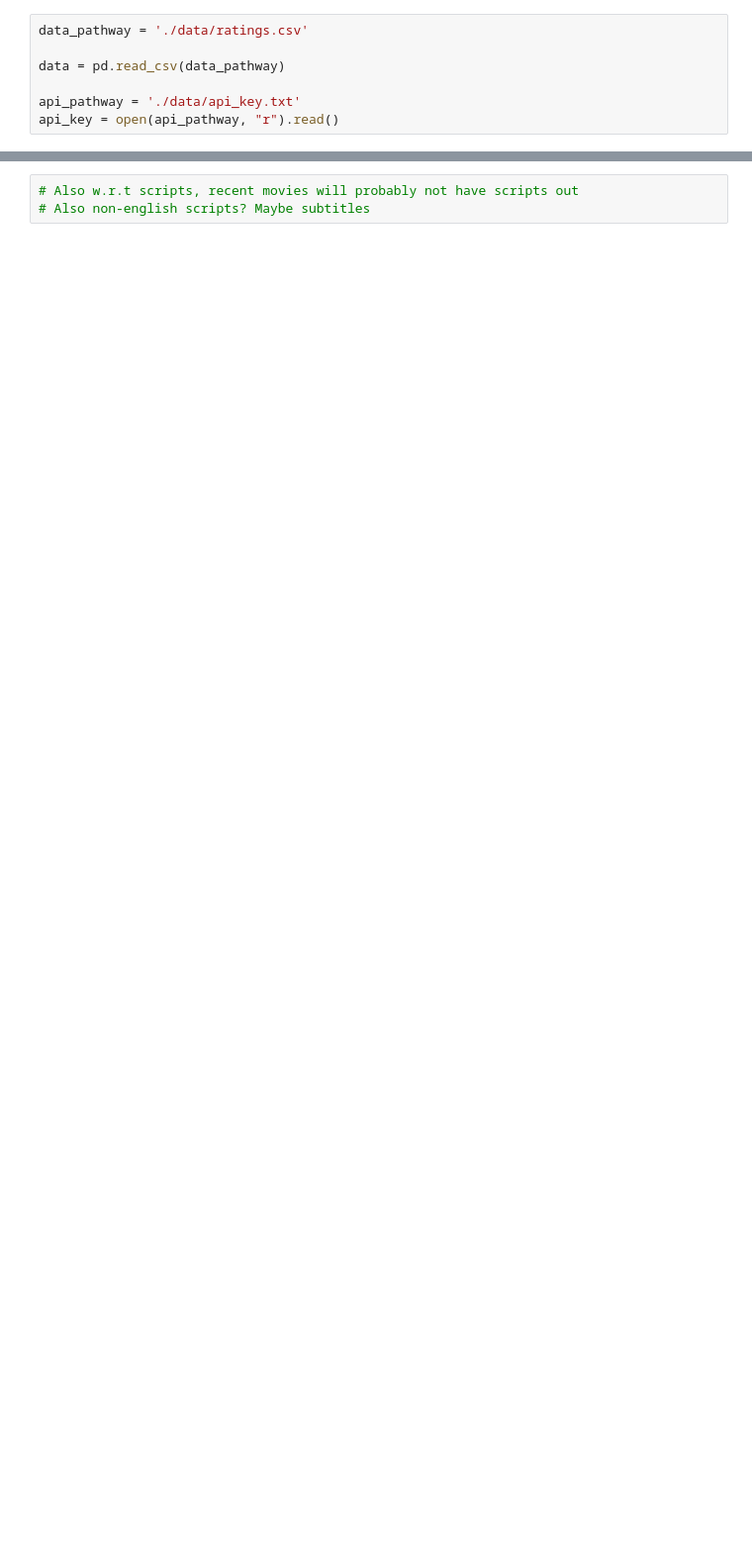
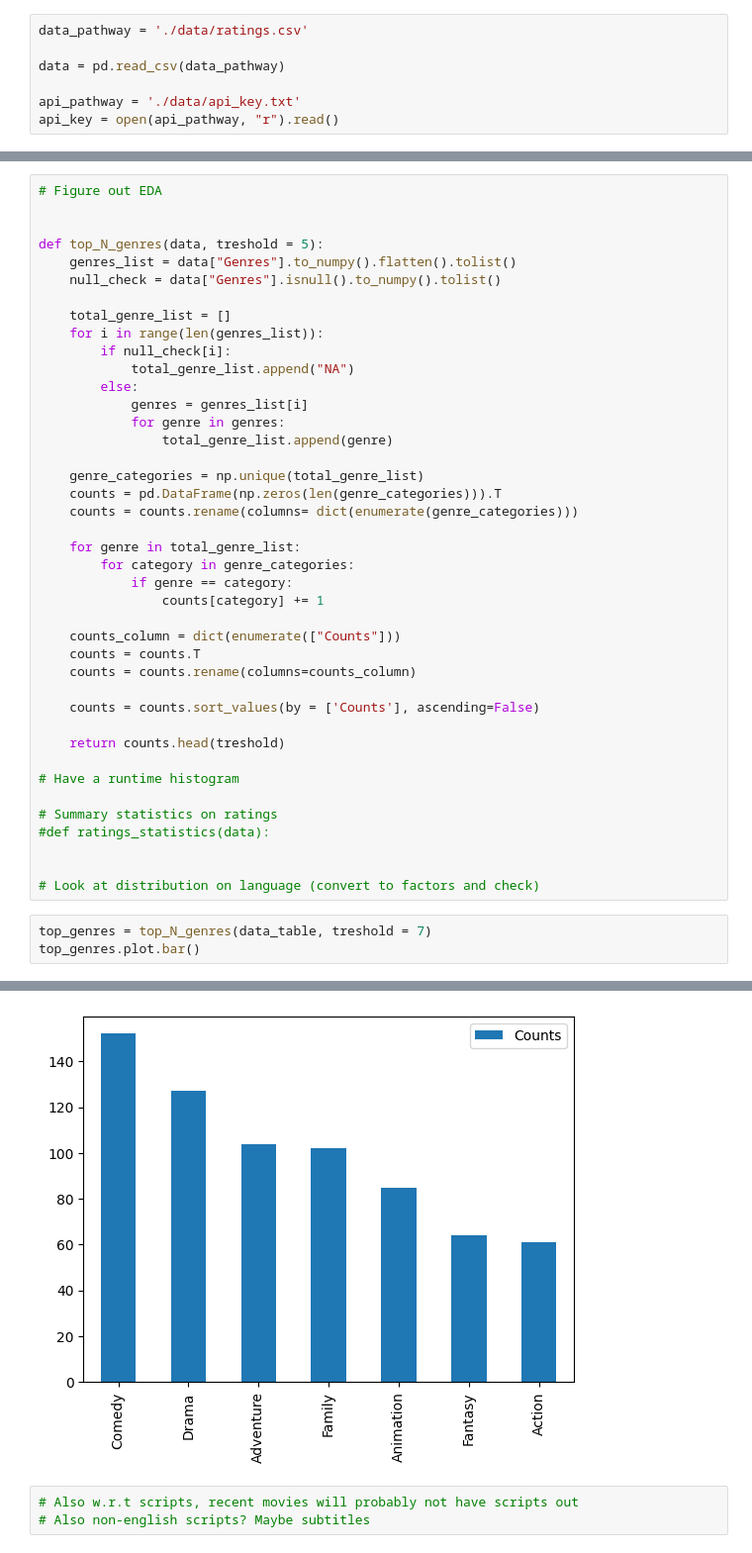
Before and after one commit to writingindy/Letterboxd_Project, a Jupyter notebook: dev.ipynb, the cells around one changed output, grey strips where cells are left out. Shown at 99% size. Cells and saved outputs as stored; diff of their text form; blank space fills up the shorter version.

```diff
--- a/dev.ipynb
+++ b/dev.ipynb
@@ -236,0 +233,45 @@ TMDb_data
+# %%
+# Figure out EDA
+
+
+def top_N_genres(data, treshold = 5):
+    genres_list = data["Genres"].to_numpy().flatten().tolist()
+    null_check = data["Genres"].isnull().to_numpy().tolist()
+
+    total_genre_list = []
+    for i in range(len(genres_list)):
+        if null_check[i]:
+            total_genre_list.append("NA")
+        else:
+            genres = genres_list[i]
+            for genre in genres:
+                total_genre_list.append(genre)
+
+    genre_categories = np.unique(total_genre_list)
+    counts = pd.DataFrame(np.zeros(len(genre_categories))).T
+    counts = counts.rename(columns= dict(enumerate(genre_categories)))
+
+    for genre in total_genre_list:
+        for category in genre_categories:
+            if genre == category:
+                counts[category] += 1
+
+    counts_column = dict(enumerate(["Counts"]))
+    counts = counts.T
+    counts = counts.rename(columns=counts_column)
+
+    counts = counts.sort_values(by = ['Counts'], ascending=False)
+
+    return counts.head(treshold)
+
+# Have a runtime histogram
+
+# Summary statistics on ratings
+#def ratings_statistics(data):
+
+
+# Look at distribution on language (convert to factors and check)
+# %%
+top_genres = top_N_genres(data_table, treshold = 7)
+top_genres.plot.bar()
+# %% [output]
@@ -237,3 +279,4 @@ TMDb_data
+[figure, added]
 # %%
 # Also w.r.t scripts, recent movies will probably not have scripts out
 # Also non-english scripts? Maybe subtitles
```
Also changed, not shown: parts of 9 cells of this notebook.
